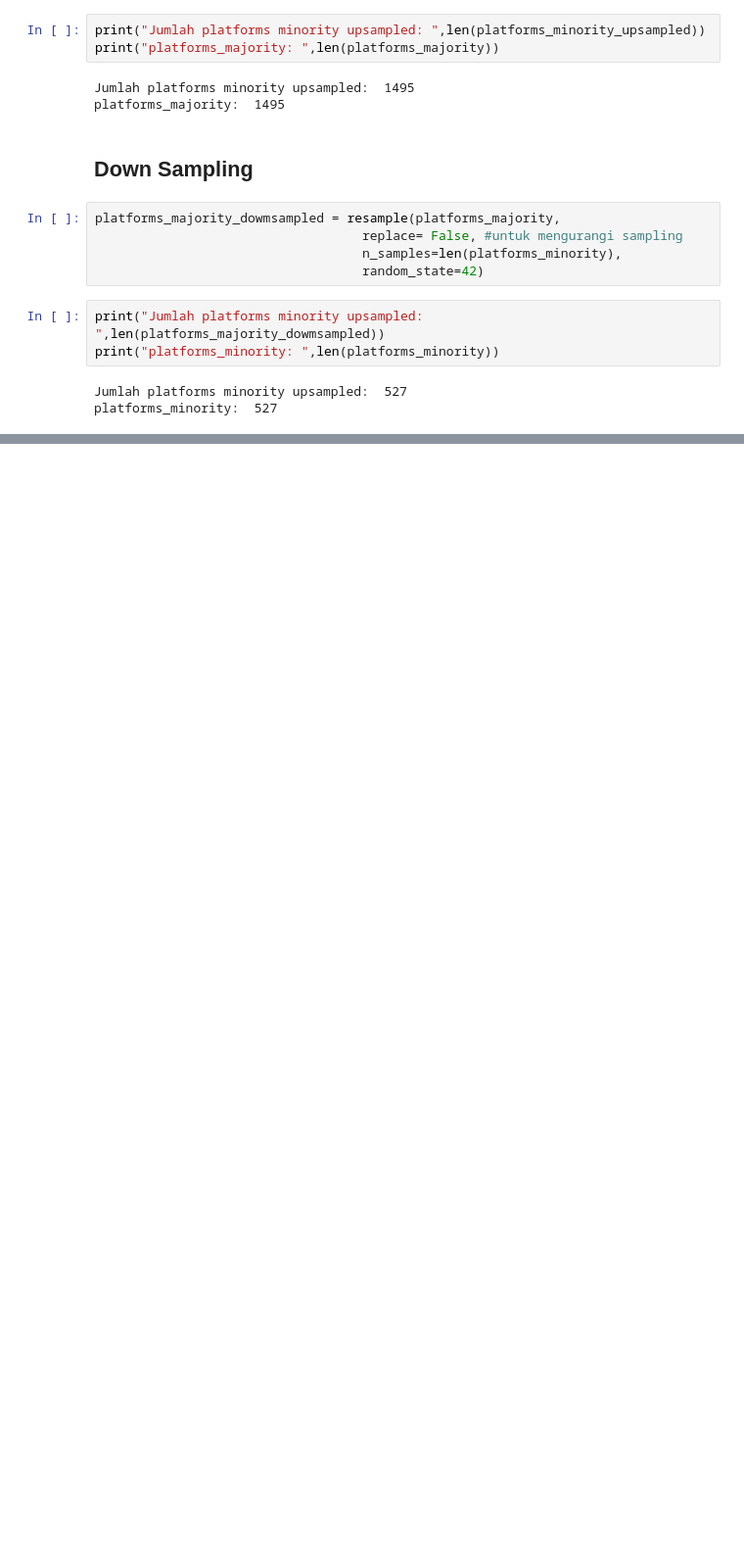
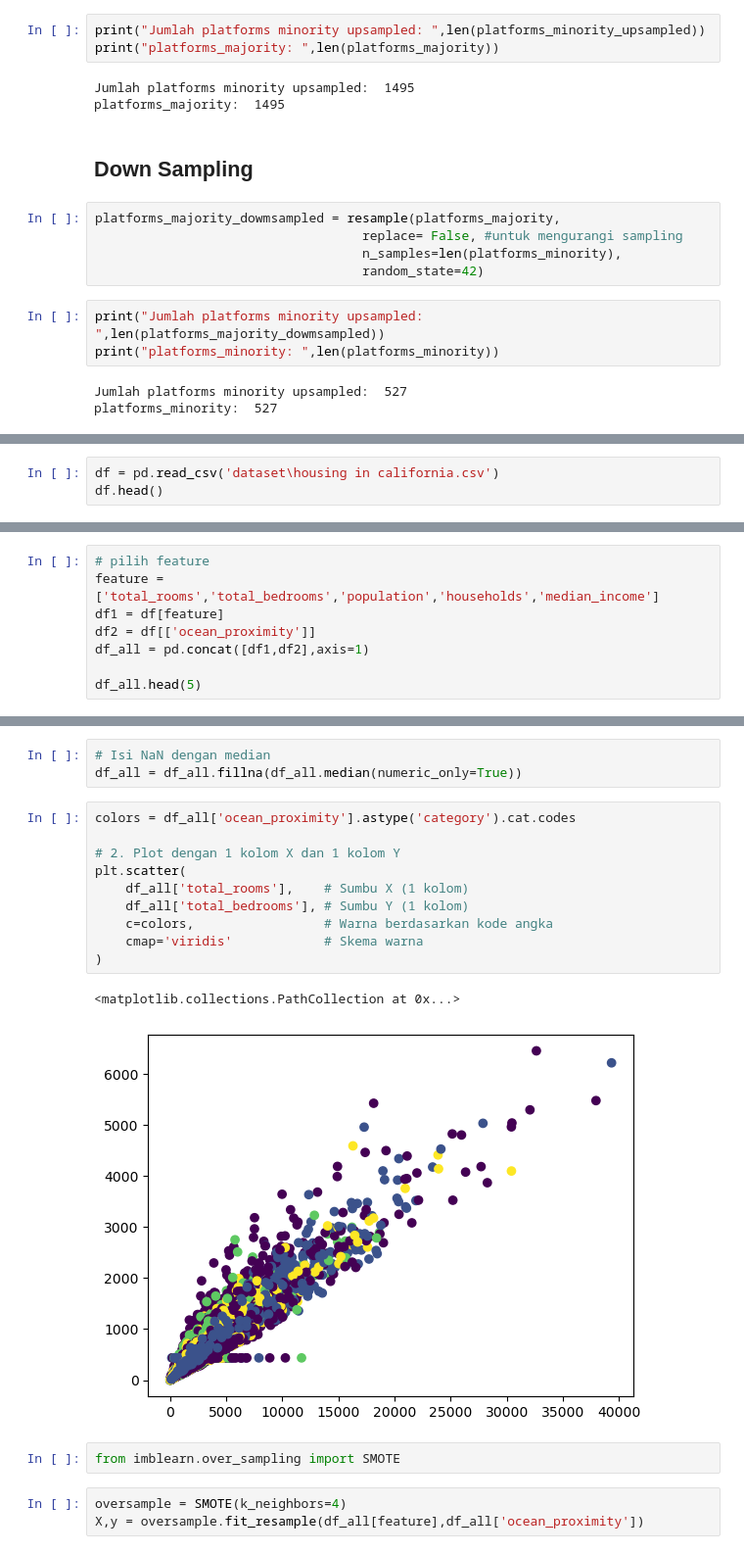
Before and after one commit to HafidzAfrieno/Latihan-EDA-Data, a Jupyter notebook: EDA.ipynb, the cells around one changed output, grey strips where cells are left out. Shown at 98% size. Drawn from its saved outputs; the diff is of its cells as text; blank space fills up the shorter version.

```diff
--- a/EDA.ipynb
+++ b/EDA.ipynb
@@ -314,0 +314,3 @@ df_balanced_downsampling = pd.concat([platforms_majority_dowmsampled,platforms_m
+# %%
+df = pd.read_csv('dataset\housing in california.csv')
+df.head()
@@ -314,0 +346,8 @@ df_balanced_downsampling = pd.concat([platforms_majority_dowmsampled,platforms_m
+# %%
+# pilih feature
+feature = ['total_rooms','total_bedrooms','population','households','median_income']
+df1 = df[feature]
+df2 = df[['ocean_proximity']]
+df_all = pd.concat([df1,df2],axis=1)
+
+df_all.head(5)
@@ -314,0 +371,21 @@ df_balanced_downsampling = pd.concat([platforms_majority_dowmsampled,platforms_m
+# %%
+# Isi NaN dengan median
+df_all = df_all.fillna(df_all.median(numeric_only=True))
+# %%
+colors = df_all['ocean_proximity'].astype('category').cat.codes
+
+# 2. Plot dengan 1 kolom X dan 1 kolom Y
+plt.scatter(
+    df_all['total_rooms'],    # Sumbu X (1 kolom)
+    df_all['total_bedrooms'], # Sumbu Y (1 kolom)
+    c=colors,                 # Warna berdasarkan kode angka
+    cmap='viridis'            # Skema warna
+)
+# %% [output]
+<matplotlib.collections.PathCollection at 0x...>
+[figure, added]
+# %%
+from imblearn.over_sampling import SMOTE
+# %%
+oversample = SMOTE(k_neighbors=4)
+X,y = oversample.fit_resample(df_all[feature],df_all['ocean_proximity'])
```
Also changed, not shown: parts of 18 cells of this notebook, 1 other file.
